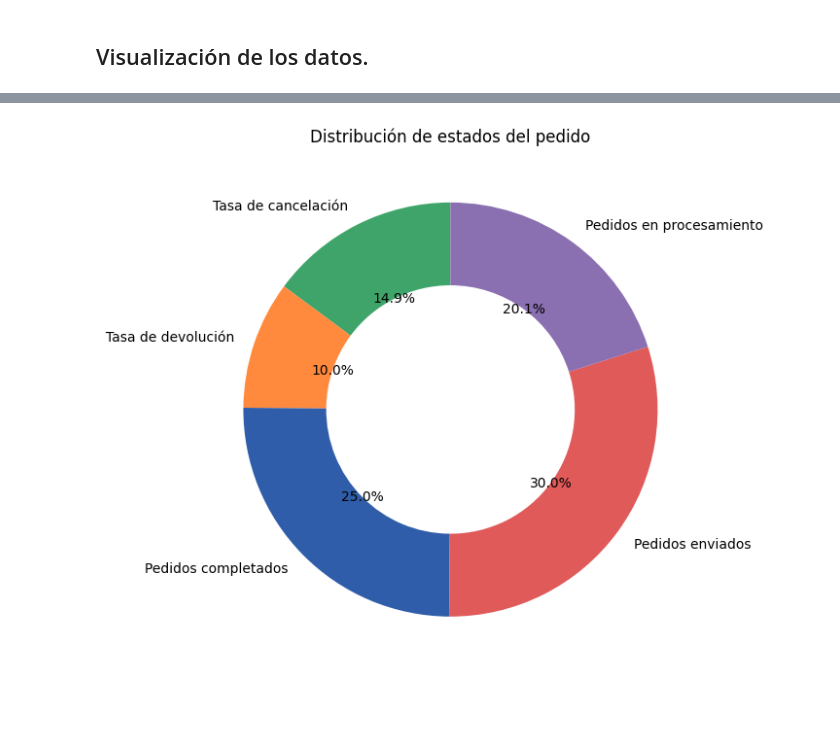
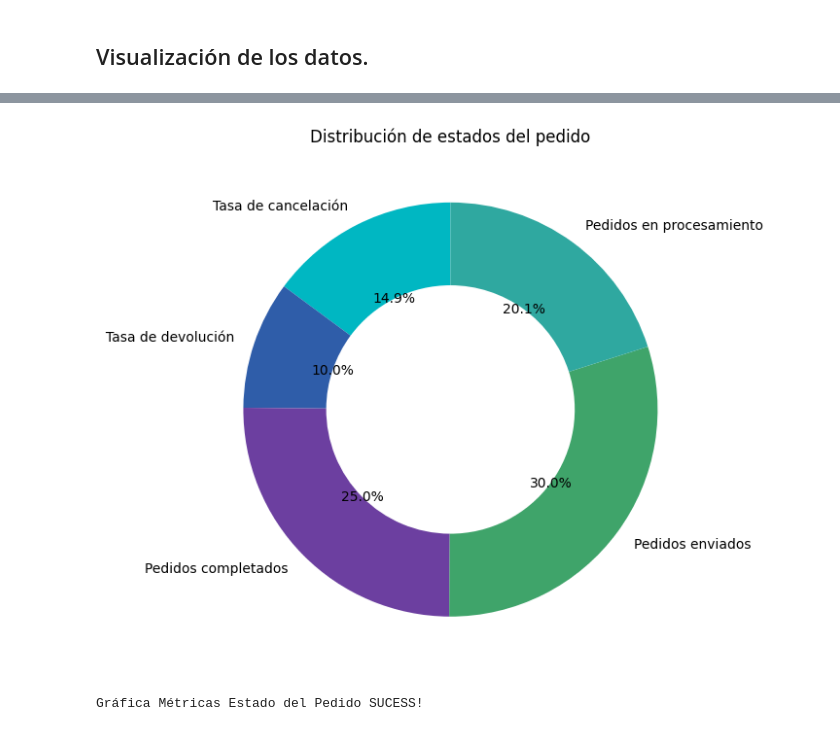
Before and after one commit to ecalderonf/master_DataAnalitics, a Jupyter notebook: modulo-09-proyecto-final/src/ecalderonf_proyecto_final.ipynb, the cells around one changed output, grey strips where cells are left out. Drawn from its saved outputs; the diff is of its cells as text; code cells hidden in the pictures.

```diff
--- a/modulo-09-proyecto-final/src/ecalderonf_proyecto_final.ipynb
+++ b/modulo-09-proyecto-final/src/ecalderonf_proyecto_final.ipynb
@@ -1268,35 +1363,43 @@ labels = [
     "Tasa de devolución",
     "Pedidos completados",
     "Pedidos enviados",
     "Pedidos en procesamiento"
 ]
 
 vals = [
     tasa_cancelacion,
     tasa_devolucion,
     porcentaje_completados,
     porcentaje_shipped,
     porcentaje_processing
 ]
 
-# Colores aleatorios desde tu lista existente
-colores_usados = random.sample(colores, 5)
+# Tomamos 5 colores de tu paleta
+colores_usados = random.sample(mi_paleta_colores, 5)
 
 plt.figure(figsize=(7,7))
 
 plt.pie(
     vals,
     labels=labels,
     autopct='%1.1f%%',
     startangle=90,
     wedgeprops={'width': 0.4},
     colors=colores_usados
 )
 
 plt.title("Distribución de estados del pedido")
 plt.tight_layout()
+
 plt.show()
+
+# Guardar imagen
+plt.savefig("../reports/img/metricas_estado_pedido.png", dpi=300, bbox_inches='tight')
+plt.close()
+
+print("Gráfica Métricas Estado del Pedido SUCESS!")
 # %% [output]
-[figure, old version]
+[figure, new version]
+Gráfica Métricas Estado del Pedido SUCESS!
 # %%
 # Métricas temporales básicas
```
Also changed, not shown: parts of 7 cells of this notebook, 7 other files.
